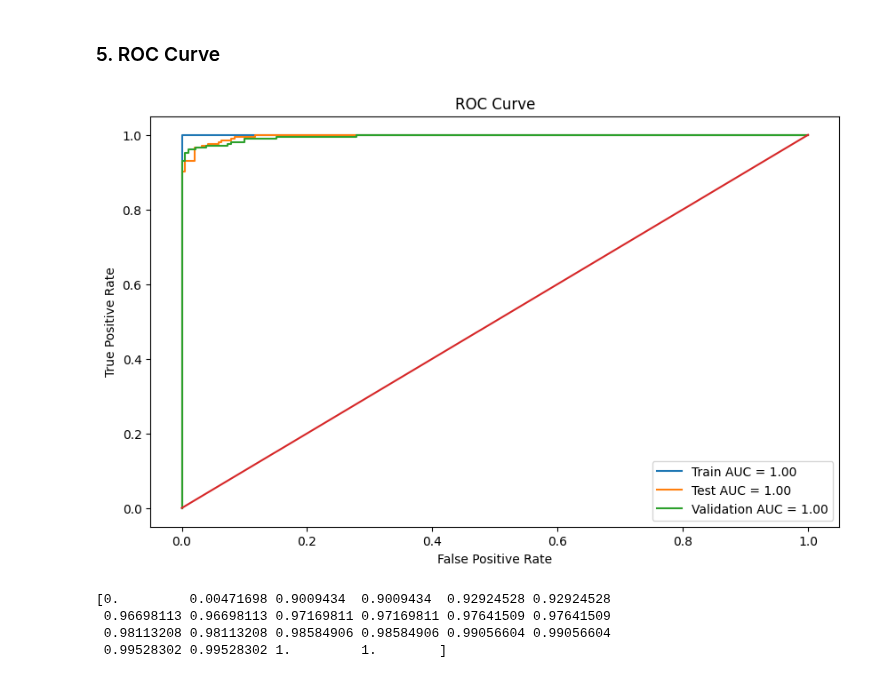
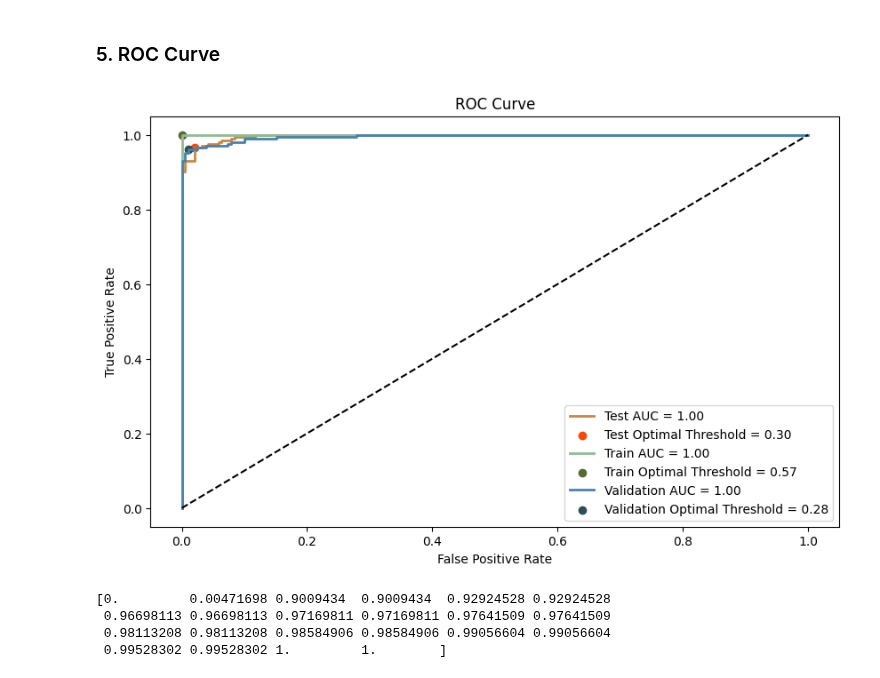
Before and after one commit to AndreChristianto/Signature-Recognition-V3, a Jupyter notebook: vgg16-svm.ipynb, the cells around one changed output. Cells and saved outputs as stored; diff of their text form; code cells hidden in the pictures.

Commit message:
roc curve fix

```diff
--- a/vgg16-svm.ipynb
+++ b/vgg16-svm.ipynb
@@ -60,40 +63,46 @@ print(accuracy)
 # %%
-from sklearn.metrics import roc_curve, auc
-
 # Predict probabilities for each class
 y_train_prob = best_model.decision_function(train_features)
 y_test_prob = best_model.decision_function(test_features)
 y_val_prob = best_model.decision_function(validation_features)
 
-# Compute ROC curve and AUC for training set
-fpr_train, tpr_train, _ = roc_curve(train_labels, y_train_prob)
+# Compute ROC curve and AUC for each set
+fpr_train, tpr_train, thresholds_train = roc_curve(train_labels, y_train_prob)
 roc_auc_train = auc(fpr_train, tpr_train)
-
-# Compute ROC curve and AUC for test set
-fpr_test, tpr_test, _ = roc_curve(test_labels, y_test_prob)
+fpr_test, tpr_test, thresholds_test = roc_curve(test_labels, y_test_prob)
 roc_auc_test = auc(fpr_test, tpr_test)
-
-# Compute ROC curve and AUC for validation set
-fpr_val, tpr_val, _ = roc_curve(validation_labels, y_val_prob)
+fpr_val, tpr_val, thresholds_val = roc_curve(validation_labels, y_val_prob)
 roc_auc_val = auc(fpr_val, tpr_val)
 
-# Plot ROC curves
-import matplotlib.pyplot as plt
+# Calculate Youden's J statistic
+J_values_test = tpr_test - fpr_test
+optimal_idx_test = np.argmax(J_values_test)
+optimal_threshold_test = abs(thresholds_test[optimal_idx_test])
+J_values_train = tpr_train - fpr_train
+optimal_idx_train = np.argmax(J_values_train)
+optimal_threshold_train = abs(thresholds_train[optimal_idx_train])
+J_values_val = tpr_val - fpr_val
+optimal_idx_validation = np.argmax(J_values_val)
+optimal_threshold_val = abs(thresholds_val[optimal_idx_validation])
 
+# Plot ROC curve
 plt.figure(figsize=(10, 6))
 
-plt.plot(fpr_train, tpr_train, label=f'Train AUC = {roc_auc_train:.2f}')
-plt.plot(fpr_test, tpr_test, label=f'Test AUC = {roc_auc_test:.2f}')
-plt.plot(fpr_val, tpr_val, label=f'Validation AUC = {roc_auc_val:.2f}')
+plt.plot(fpr_test, tpr_test, color='peru', lw=2, label=f'Test AUC = {roc_auc_test:.2f}')
+plt.scatter(fpr_test[optimal_idx_test], tpr_test[optimal_idx_test], marker='o', color='orangered', label=f'Test Optimal Threshold = {optimal_threshold_test:.2f}')
+plt.plot(fpr_train, tpr_train, color='darkseagreen', lw=2, label=f'Train AUC = {roc_auc_train:.2f}')
+plt.scatter(fpr_train[optimal_idx_train], tpr_train[optimal_idx_train], marker='o', color='darkolivegreen', label=f'Train Optimal Threshold = {optimal_threshold_train:.2f}')
+plt.plot(fpr_val, tpr_val, color='steelblue', lw=2, label=f'Validation AUC = {roc_auc_val:.2f}')
+plt.scatter(fpr_val[optimal_idx_validation], tpr_val[optimal_idx_validation], marker='o', color='darkslategray', label=f'Validation Optimal Threshold = {optimal_threshold_val:.2f}')
 
 plt.plot([0, 1], [0, 1], 'k--')
 plt.xlabel('False Positive Rate')
 plt.ylabel('True Positive Rate')
 plt.title('ROC Curve')
 plt.legend()
 plt.show()
 # %% [output]
-[figure, old version]
+[figure, new version]
 # %%
 def find_tpr_at_fpr(fpr, tpr, target_fpr):
     return np.interp(target_fpr, fpr, tpr)
```
Also changed, not shown: parts of 1 cell of this notebook, 1 other file.
